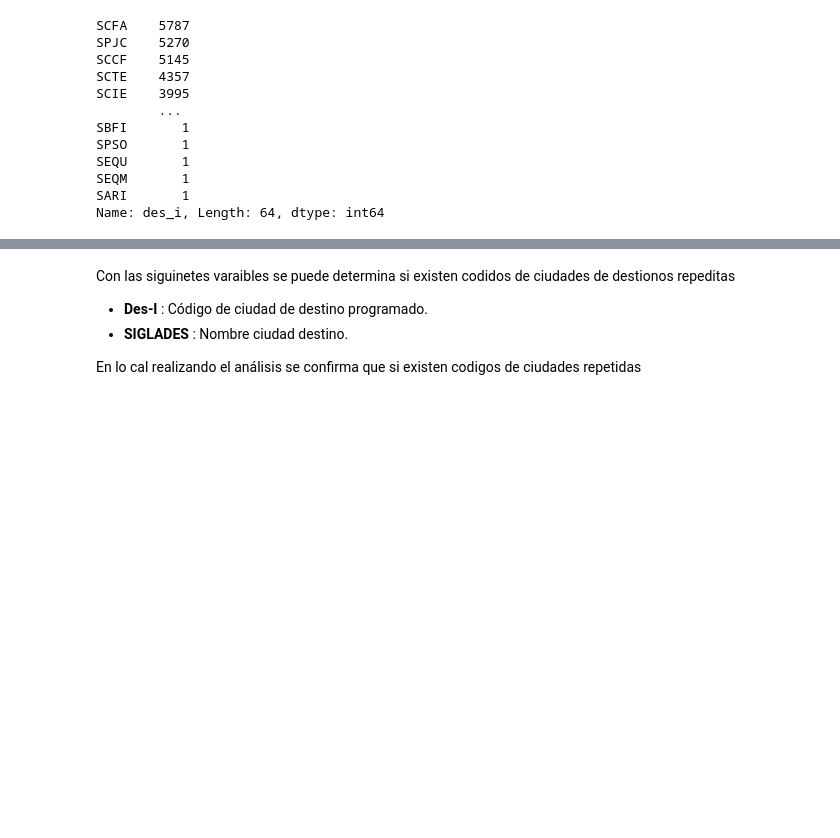
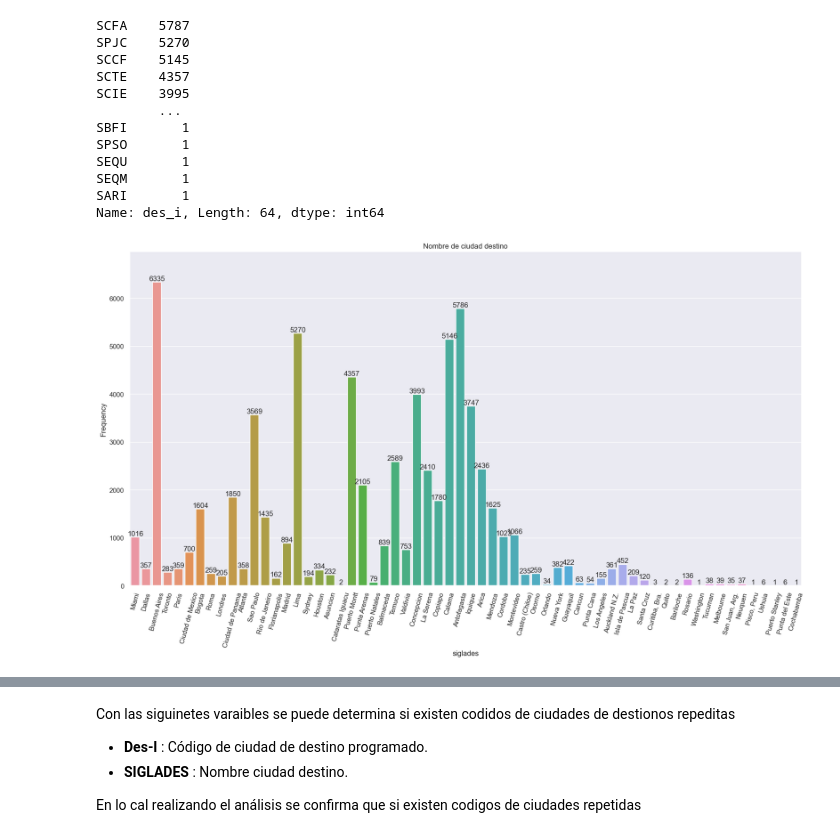
Before and after one commit to OsvaldoMedina/LATAM-Airlines, a Jupyter notebook: solution_OS.ipynb, the cells around one changed output, grey strips where cells are left out. Saved outputs shown, nothing was run; the diff lists cells and outputs as text; code cells hidden in the pictures; blank space fills up the shorter version.

```diff
--- a/solution_OS.ipynb
+++ b/solution_OS.ipynb
@@ -404,3 +402,24 @@ SEQU       1
 SEQM       1
 SARI       1
 Name: des_i, Length: 64, dtype: int64
+# %%
+plt.figure(figsize=(20,10))
+sns.set(font_scale = 1)
+df
+gen_cnt = df['siglades'].value_counts().sort_values(ascending=False)
+order=gen_cnt.index
+ax = sns.countplot(x='siglades', data=df)
+plt.xticks(rotation = 75)
+plt.yticks()
+plt.ylabel('Frequency')
+plt.title('Nombre de ciudad destino')
+
+# annotate
+ax.bar_label(ax.containers[0], label_type="edge")
+
+# pad the spacing between the number and the edge of the figure
+ax.margins(y=0.1)
+
+plt.show()
+# %% [output]
+[figure, added]
```
Also changed, not shown: parts of 22 cells of this notebook.
